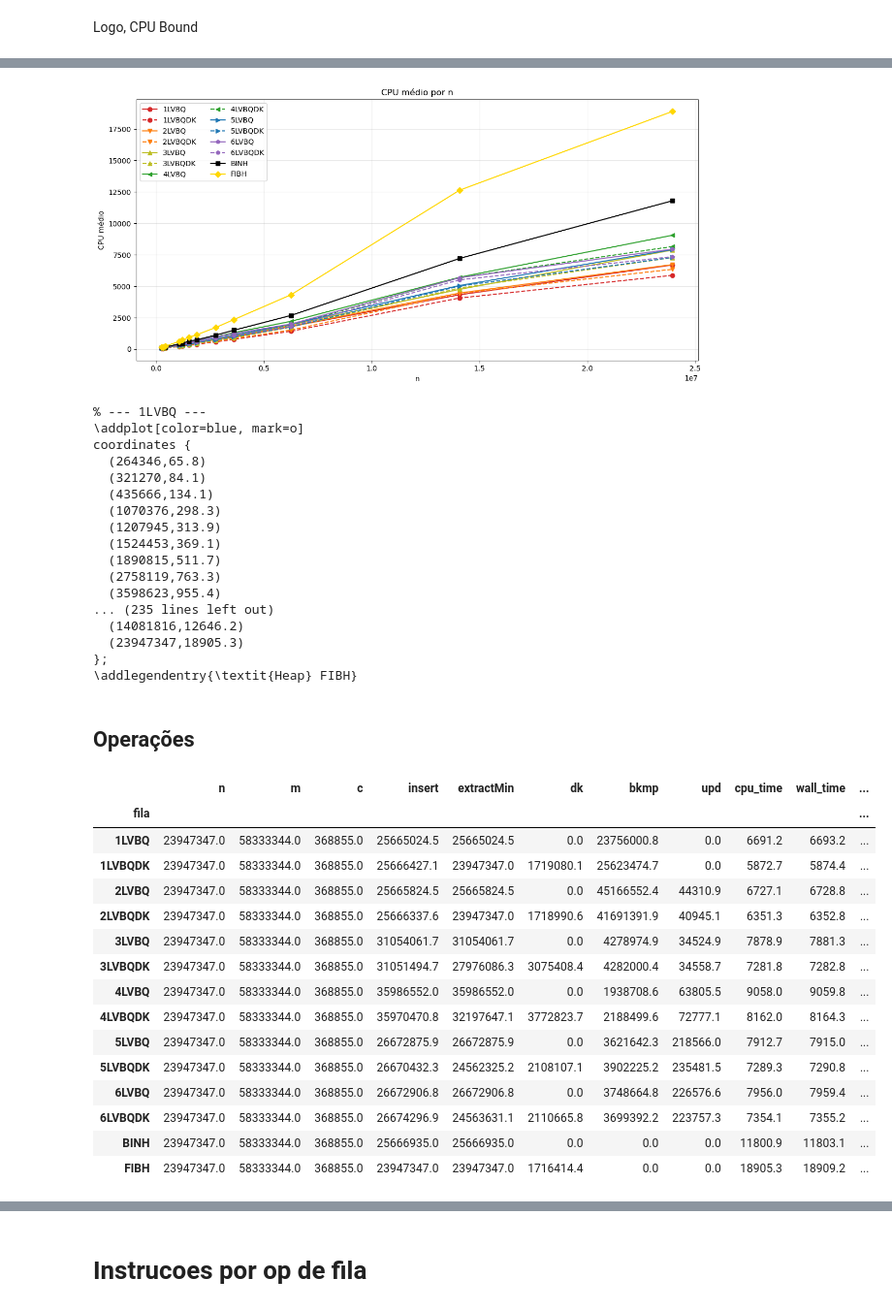
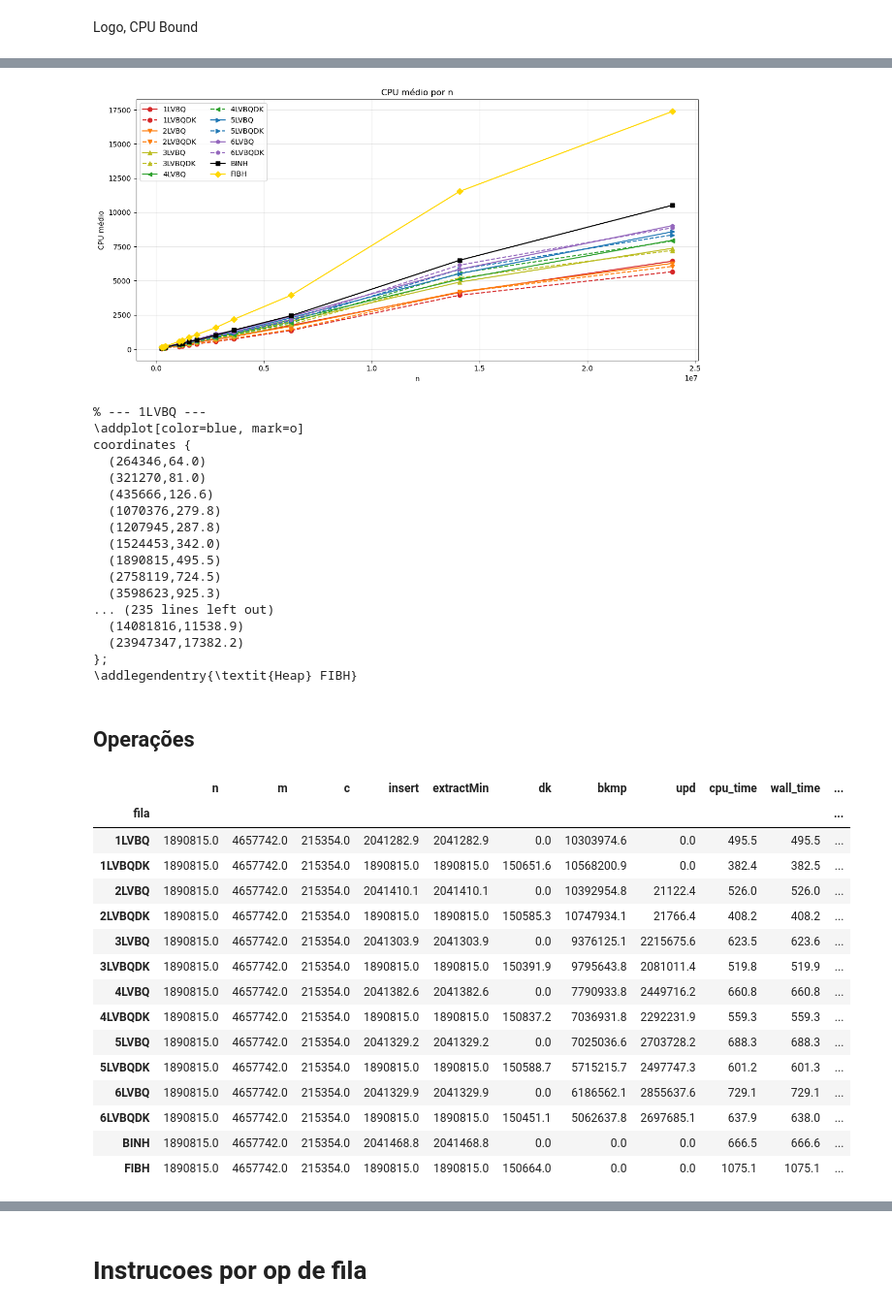
Before and after one commit to anacarlaaf/IC-2025-26-pqs-dijsktra-spp, a Jupyter notebook: utils/analise_N.ipynb, the cells around one changed output, grey strips where cells are left out. Shown at 97% size. Drawn from its saved outputs; the diff is of its cells as text; code cells hidden in the pictures.

```diff
--- a/utils/analise_N.ipynb
+++ b/utils/analise_N.ipynb
@@ -5,7 +5,7 @@ import math, numpy as np
 import re
 import seaborn as sns
 # %%
-time_cache = '../data/outs/03282/all_time_cache.csv'
+time_cache = '../data/outs/all_time_cache.csv'
 ops = '../data/outs/03282/all_ops.csv'
 
 try:
@@ -401,7 +401,7 @@ plt.grid(True, alpha=0.3)
 plt.tight_layout()
 plt.show()
 # %% [output]
-[figure, old version]
+[figure, new version]
 # %%
 import re
 
@@ -432,43 +432,43 @@ for fila in filas_sel:
 % --- 1LVBQ ---
 \addplot[color=blue, mark=o]
 coordinates {
-  (264346,65.8)
-  (321270,84.1)
-  (435666,134.1)
-  (1070376,298.3)
-  (1207945,313.9)
-  (1524453,369.1)
-  (1890815,511.7)
-  (2758119,763.3)
-  (3598623,955.4)
+  (264346,64.0)
+  (321270,81.0)
+  (435666,126.6)
+  (1070376,279.8)
+  (1207945,287.8)
+  (1524453,342.0)
+  (1890815,495.5)
+  (2758119,724.5)
+  (3598623,925.3)
 ... (235 lines left out)
-  (14081816,12646.2)
-  (23947347,18905.3)
+  (14081816,11538.9)
+  (23947347,17382.2)
 };
 \addlegendentry{\textit{Heap} FIBH}
 # %% [markdown]
 ## Operações
 # %%
-df_usa = df_tcache[df_tcache["nome"] == "USA"]
+df_usa = df_tcache[df_tcache["nome"] == "CAL"]
 df_usa = df_usa.groupby("fila").mean(numeric_only=True)
 df_usa
 # %% [output]
 |  | n | m | c | insert | extractMin | dk | bkmp | upd | cpu_time | wall_time | ... |
 | fila |  |  |  |  |  |  |  |  |  |  | ... |
-| 1LVBQ | 23947347.0 | 58333344.0 | 368855.0 | 25665024.5 | 25665024.5 | 0.0 | 23756000.8 | 0.0 | 6691.2 | 6693.2 | ... |
-| 1LVBQDK | 23947347.0 | 58333344.0 | 368855.0 | 25666427.1 | 23947347.0 | 1719080.1 | 25623474.7 | 0.0 | 5872.7 | 5874.4 | ... |
-| 2LVBQ | 23947347.0 | 58333344.0 | 368855.0 | 25665824.5 | 25665824.5 | 0.0 | 45166552.4 | 44310.9 | 6727.1 | 6728.8 | ... |
-| 2LVBQDK | 23947347.0 | 58333344.0 | 368855.0 | 25666337.6 | 23947347.0 | 1718990.6 | 41691391.9 | 40945.1 | 6351.3 | 6352.8 | ... |
-| 3LVBQ | 23947347.0 | 58333344.0 | 368855.0 | 31054061.7 | 31054061.7 | 0.0 | 4278974.9 | 34524.9 | 7878.9 | 7881.3 | ... |
-| 3LVBQDK | 23947347.0 | 58333344.0 | 368855.0 | 31051494.7 | 27976086.3 | 3075408.4 | 4282000.4 | 34558.7 | 7281.8 | 7282.8 | ... |
-| 4LVBQ | 23947347.0 | 58333344.0 | 368855.0 | 35986552.0 | 35986552.0 | 0.0 | 1938708.6 | 63805.5 | 9058.0 | 9059.8 | ... |
-| 4LVBQDK | 23947347.0 | 58333344.0 | 368855.0 | 35970470.8 | 32197647.1 | 3772823.7 | 2188499.6 | 72777.1 | 8162.0 | 8164.3 | ... |
-| 5LVBQ | 23947347.0 | 58333344.0 | 368855.0 | 26672875.9 | 26672875.9 | 0.0 | 3621642.3 | 218566.0 | 7912.7 | 7915.0 | ... |
-| 5LVBQDK | 23947347.0 | 58333344.0 | 368855.0 | 26670432.3 | 24562325.2 | 2108107.1 | 3902225.2 | 235481.5 | 7289.3 | 7290.8 | ... |
-| 6LVBQ | 23947347.0 | 58333344.0 | 368855.0 | 26672906.8 | 26672906.8 | 0.0 | 3748664.8 | 226576.6 | 7956.0 | 7959.4 | ... |
-| 6LVBQDK | 23947347.0 | 58333344.0 | 368855.0 | 26674296.9 | 24563631.1 | 2110665.8 | 3699392.2 | 223757.3 | 7354.1 | 7355.2 | ... |
-| BINH | 23947347.0 | 58333344.0 | 368855.0 | 25666935.0 | 25666935.0 | 0.0 | 0.0 | 0.0 | 11800.9 | 11803.1 | ... |
-| FIBH | 23947347.0 | 58333344.0 | 368855.0 | 23947347.0 | 23947347.0 | 1716414.4 | 0.0 | 0.0 | 18905.3 | 18909.2 | ... |
+| 1LVBQ | 1890815.0 | 4657742.0 | 215354.0 | 2041282.9 | 2041282.9 | 0.0 | 10303974.6 | 0.0 | 495.5 | 495.5 | ... |
+| 1LVBQDK | 1890815.0 | 4657742.0 | 215354.0 | 1890815.0 | 1890815.0 | 150651.6 | 10568200.9 | 0.0 | 382.4 | 382.5 | ... |
+| 2LVBQ | 1890815.0 | 4657742.0 | 215354.0 | 2041410.1 | 2041410.1 | 0.0 | 10392954.8 | 21122.4 | 526.0 | 526.0 | ... |
+| 2LVBQDK | 1890815.0 | 4657742.0 | 215354.0 | 1890815.0 | 1890815.0 | 150585.3 | 10747934.1 | 21766.4 | 408.2 | 408.2 | ... |
+| 3LVBQ | 1890815.0 | 4657742.0 | 215354.0 | 2041303.9 | 2041303.9 | 0.0 | 9376125.1 | 2215675.6 | 623.5 | 623.6 | ... |
+| 3LVBQDK | 1890815.0 | 4657742.0 | 215354.0 | 1890815.0 | 1890815.0 | 150391.9 | 9795643.8 | 2081011.4 | 519.8 | 519.9 | ... |
+| 4LVBQ | 1890815.0 | 4657742.0 | 215354.0 | 2041382.6 | 2041382.6 | 0.0 | 7790933.8 | 2449716.2 | 660.8 | 660.8 | ... |
+| 4LVBQDK | 1890815.0 | 4657742.0 | 215354.0 | 1890815.0 | 1890815.0 | 150837.2 | 7036931.8 | 2292231.9 | 559.3 | 559.3 | ... |
+| 5LVBQ | 1890815.0 | 4657742.0 | 215354.0 | 2041329.2 | 2041329.2 | 0.0 | 7025036.6 | 2703728.2 | 688.3 | 688.3 | ... |
+| 5LVBQDK | 1890815.0 | 4657742.0 | 215354.0 | 1890815.0 | 1890815.0 | 150588.7 | 5715215.7 | 2497747.3 | 601.2 | 601.3 | ... |
+| 6LVBQ | 1890815.0 | 4657742.0 | 215354.0 | 2041329.9 | 2041329.9 | 0.0 | 6186562.1 | 2855637.6 | 729.1 | 729.1 | ... |
+| 6LVBQDK | 1890815.0 | 4657742.0 | 215354.0 | 1890815.0 | 1890815.0 | 150451.1 | 5062637.8 | 2697685.1 | 637.9 | 638.0 | ... |
+| BINH | 1890815.0 | 4657742.0 | 215354.0 | 2041468.8 | 2041468.8 | 0.0 | 0.0 | 0.0 | 666.5 | 666.6 | ... |
+| FIBH | 1890815.0 | 4657742.0 | 215354.0 | 1890815.0 | 1890815.0 | 150664.0 | 0.0 | 0.0 | 1075.1 | 1075.1 | ... |
 # %%
 df_ops = df_usa.copy()
 df_ops["extractMin_extra"] = df_ops["extractMin"]-df_ops["n"]
```
Also changed, not shown: parts of 13 cells of this notebook, 15 other files.
